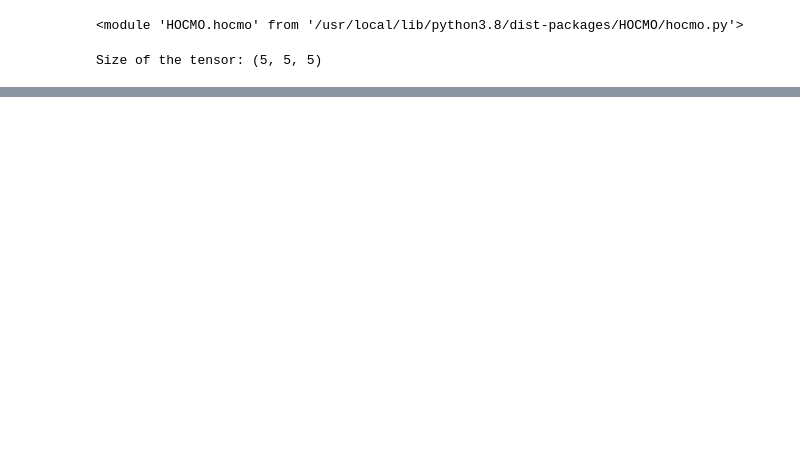
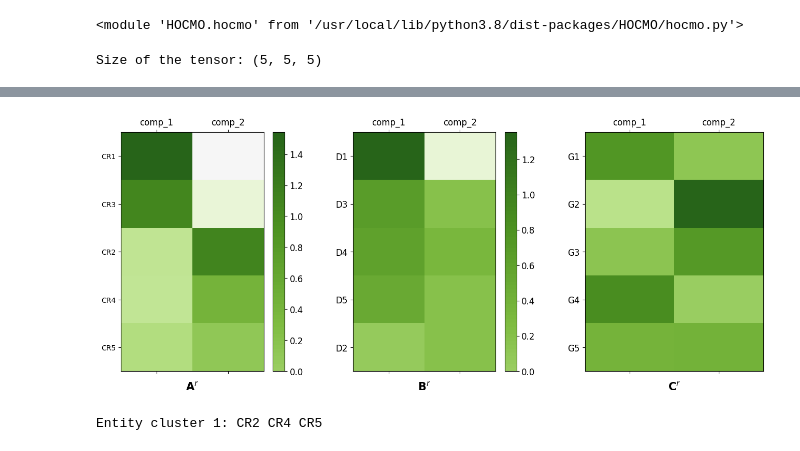
Before and after one commit to smollahlab/HOCMO, a Jupyter notebook: HOCMO/HOCMO_test.ipynb, the cells around one changed output, grey strips where cells are left out. Saved outputs shown, nothing was run; the diff lists cells and outputs as text; code cells hidden in the pictures; blank space fills up the shorter version.

```diff
--- a/HOCMO/HOCMO_test.ipynb
+++ b/HOCMO/HOCMO_test.ipynb
@@ -79,0 +68,4 @@ hocmo.factorize(tensor, components, method="ncp")
+# %%
+hocmo.plotLatentFactor(A_ranked, B_ranked, C, components, A_names_ranked, B_names_ranked, gene_names, './data/')
+# %% [output]
+[figure, added]
@@ -79,0 +74,4 @@ hocmo.factorize(tensor, components, method="ncp")
+# %%
+proteins = hocmo.entitiesPerCluster(A_clusters, protein_names)
+# %% [output]
+Entity cluster 1: CR2 CR4 CR5
```
Also changed, not shown: parts of 16 cells of this notebook, 9 other files.
